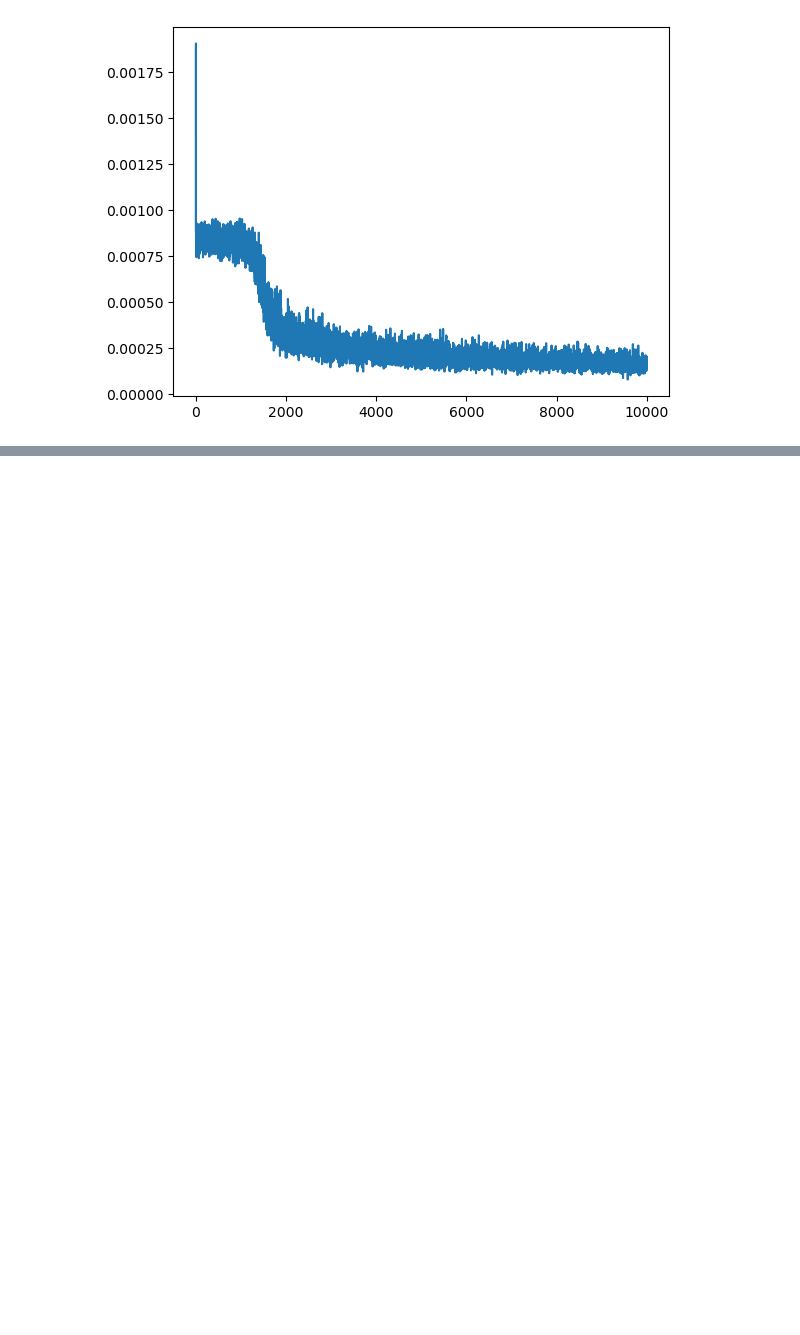
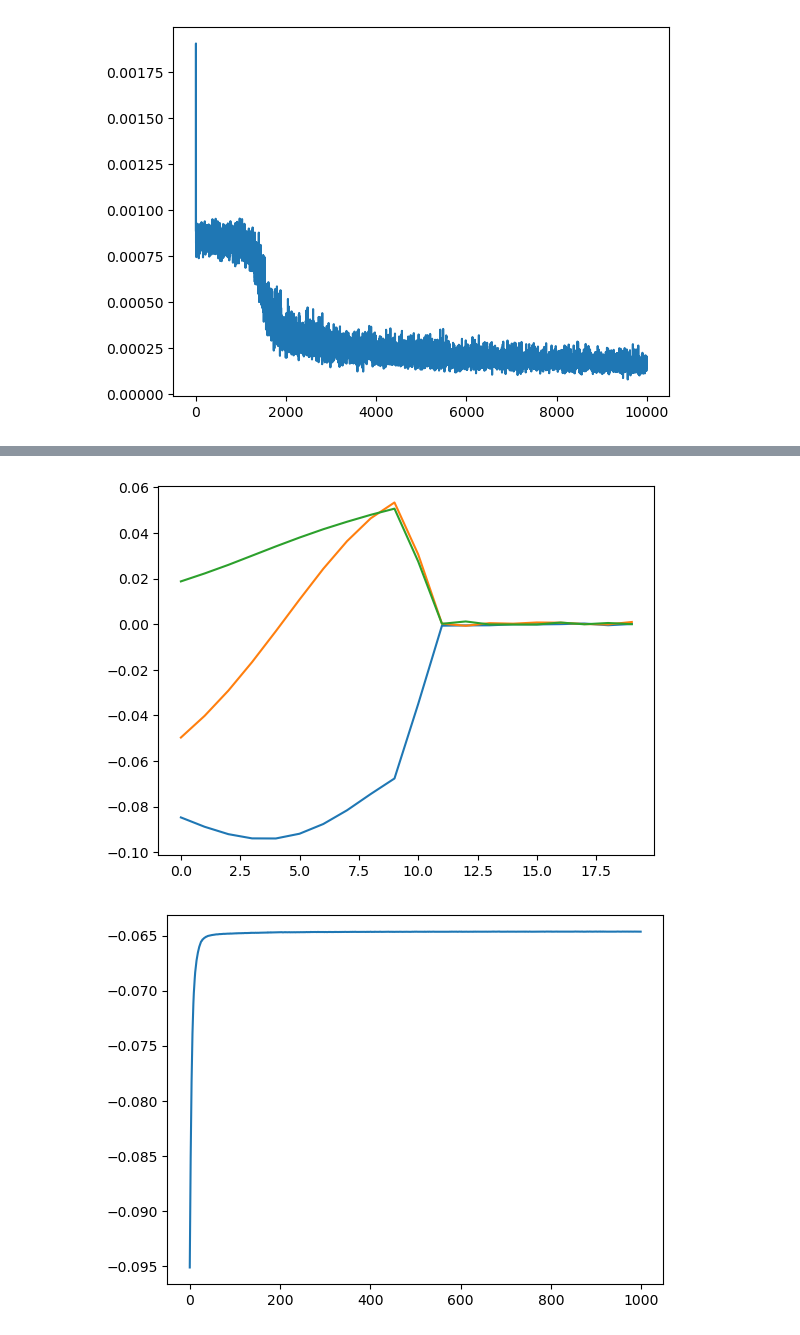
Before and after one commit to liziyao99/multi-debris-avoidance, a Jupyter notebook: quickStart.ipynb, the cells around one changed output, grey strips where cells are left out. Cells and saved outputs as stored; diff of their text form; code cells hidden in the pictures; blank space fills up the shorter version.

```diff
--- a/quickStart.ipynb
+++ b/quickStart.ipynb
@@ -212,3 +235,12 @@ plt.show()
+# %%
+i = np.random.randint(0, len(best_imp))
+plt.plot(best_imp[i].detach().cpu().numpy())
+plt.show()
+plt.plot(rewards[i].detach().cpu().numpy())
+plt.show()
+# %% [output]
+[figure, added]
+[figure, added]
 # %%
 s0 = prop.randomInitStates(batch_size)
 imp, best_i, rewards = prop.best_impulses(s0, max_loop=max_loop, impulse_num=impulse_num)
```
Also changed, not shown: parts of 13 cells of this notebook, 2 other files.
